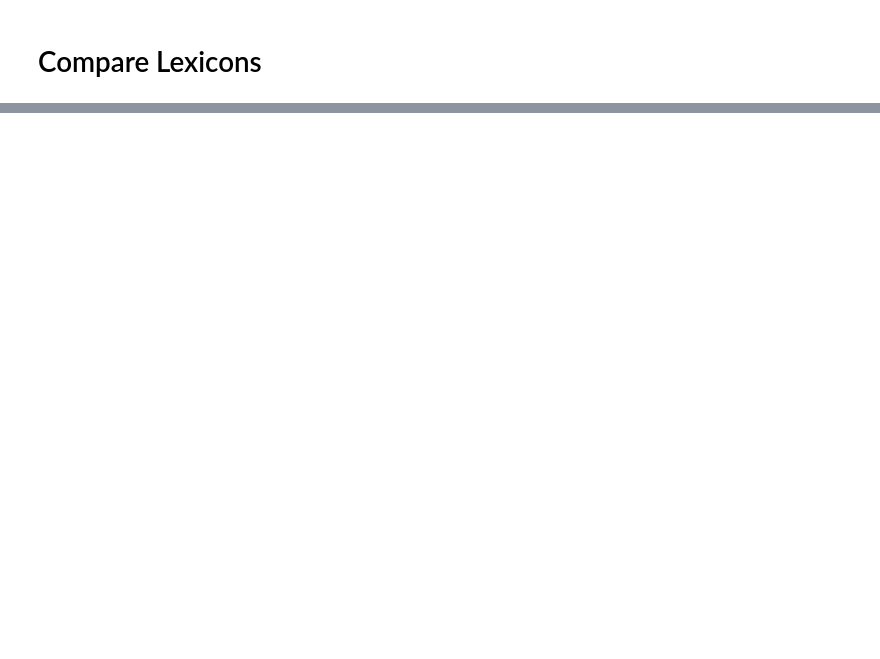
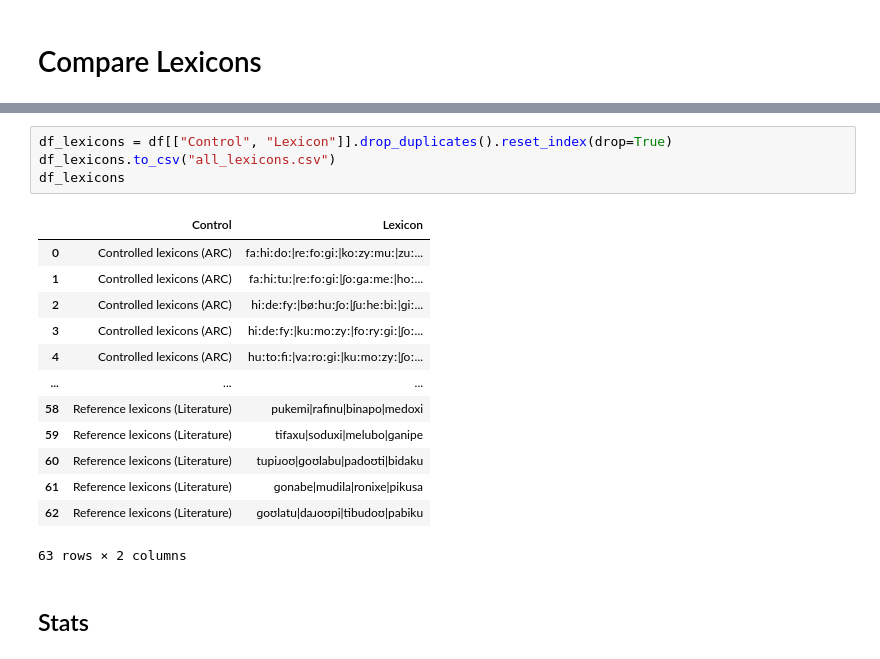
Before and after one commit to milosen/arc, a Jupyter notebook: notebooks/controlled_stream_generation.ipynb, the cells around one changed output, grey strips where cells are left out. Saved outputs shown, nothing was run; the diff lists cells and outputs as text; blank space fills up the shorter version.

```diff
--- a/notebooks/controlled_stream_generation.ipynb
+++ b/notebooks/controlled_stream_generation.ipynb
@@ -147,0 +471,20 @@ df
+# %%
+df_lexicons = df[["Control", "Lexicon"]].drop_duplicates().reset_index(drop=True)
+df_lexicons.to_csv("all_lexicons.csv")
+df_lexicons
+# %% [output]
+|  | Control | Lexicon |
+| 0 | Controlled lexicons (ARC) | faːhiːdoː|reːfoːɡiː|koːzyːmuː|zuː... |
+| 1 | Controlled lexicons (ARC) | faːhiːtuː|reːfoːɡiː|ʃoːɡaːmeː|hoː... |
+| 2 | Controlled lexicons (ARC) | hiːdeːfyː|bøːhuːʃoː|ʃuːheːbiː|ɡiː... |
+| 3 | Controlled lexicons (ARC) | hiːdeːfyː|kuːmoːzyː|foːryːɡiː|ʃoː... |
+| 4 | Controlled lexicons (ARC) | huːtoːfiː|vaːroːɡiː|kuːmoːzyː|ʃoː... |
+| ... | ... | ... |
+| 58 | Reference lexicons (Literature) | pukemi|rafinu|binapo|medoxi |
+| 59 | Reference lexicons (Literature) | tifaxu|soduxi|melubo|ɡanipe |
+| 60 | Reference lexicons (Literature) | tupiɹoʊ|ɡoʊlabu|padoʊti|bidaku |
+| 61 | Reference lexicons (Literature) | ɡonabe|mudila|ronixe|pikusa |
+| 62 | Reference lexicons (Literature) | ɡoʊlatu|daɹoʊpi|tibudoʊ|pabiku |
+63 rows × 2 columns
+# %% [markdown]
+## Stats
```
Also changed, not shown: parts of 21 cells of this notebook, 3 other files.
